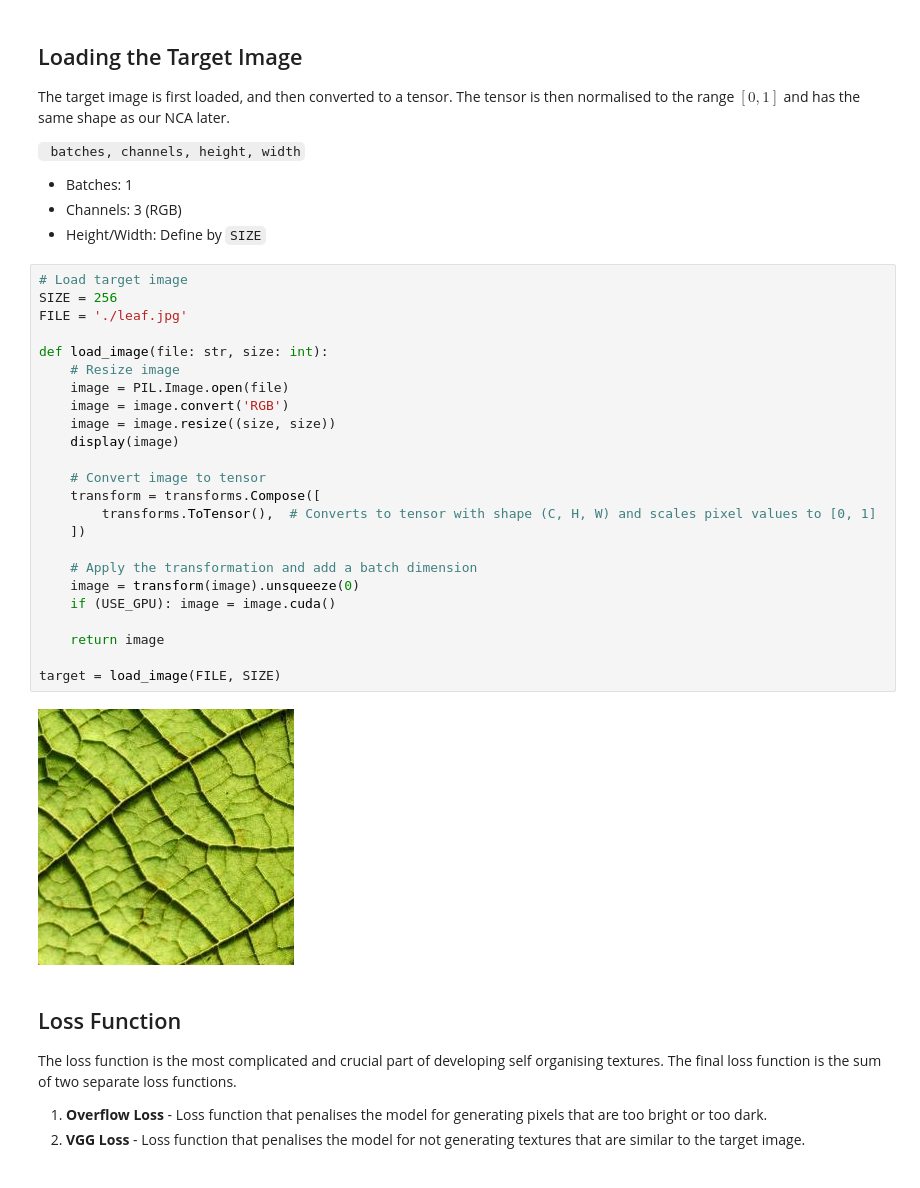
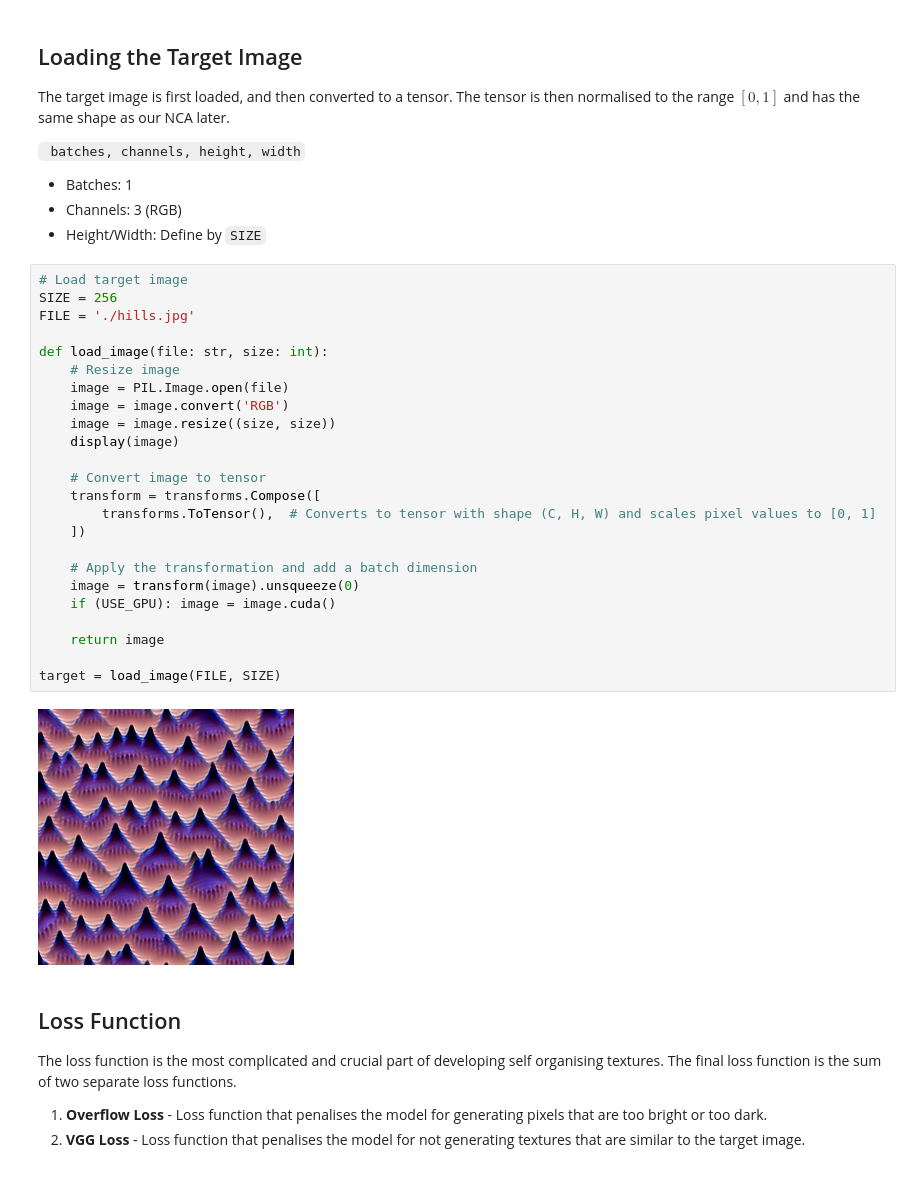
Before and after one commit to MonashDeepNeuron/Neural-Cellular-Automata, a Jupyter notebook: TorchModels/Texture/textures.ipynb, the cells around one changed output. Cells and saved outputs as stored; diff of their text form.

Commit message:
feat: hills

```diff
--- a/TorchModels/Texture/textures.ipynb
+++ b/TorchModels/Texture/textures.ipynb
@@ -32,29 +32,29 @@ The target image is first loaded, and then converted to a tensor. The tensor is
 # %%
 # Load target image
 SIZE = 256
-FILE = './leaf.jpg'
+FILE = './hills.jpg'
 
 def load_image(file: str, size: int):
     # Resize image
     image = PIL.Image.open(file)
     image = image.convert('RGB')
     image = image.resize((size, size))
     display(image)
 
     # Convert image to tensor
     transform = transforms.Compose([
         transforms.ToTensor(),  # Converts to tensor with shape (C, H, W) and scales pixel values to [0, 1]
     ])
 
     # Apply the transformation and add a batch dimension
     image = transform(image).unsqueeze(0)
     if (USE_GPU): image = image.cuda()
 
     return image
 
 target = load_image(FILE, SIZE)
 # %% [output]
-[figure, old version]
+[figure, new version]
 # %% [markdown]
 ## Loss Function
 The loss function is the most complicated and crucial part of developing self organising textures.  The final loss function is the sum of two separate loss functions.
```
Also changed, not shown: parts of 1 cell of this notebook, 6 other files.
